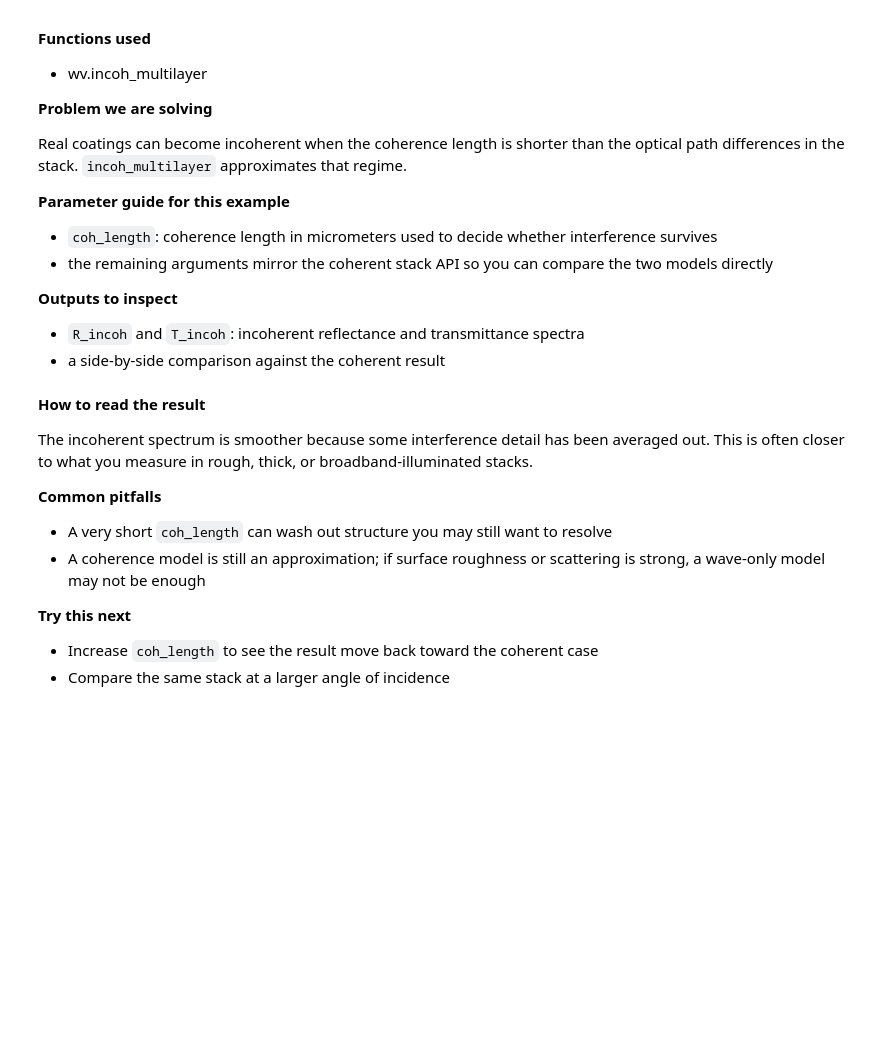
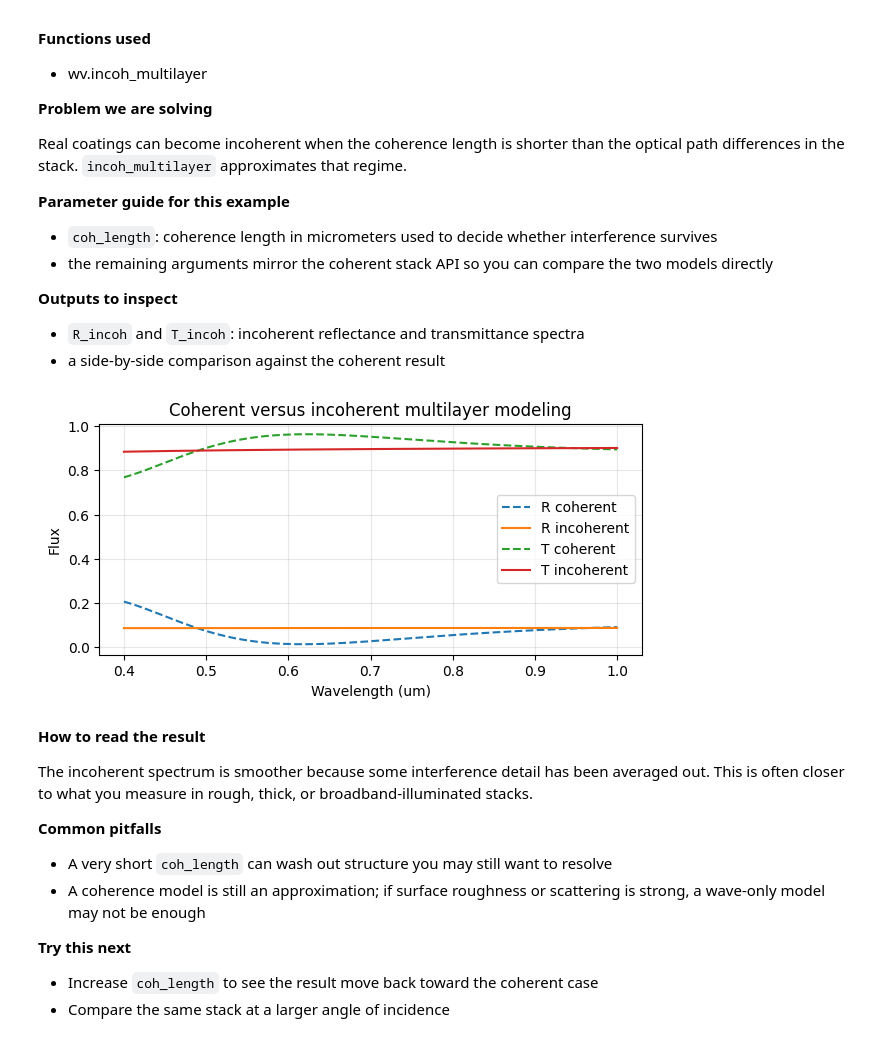
Before and after one commit to radphen-lab/empylib, a Jupyter notebook: docs/waveoptics_test.ipynb, the cells around one changed output. Cells and saved outputs as stored; diff of their text form; code cells hidden in the pictures; blank space fills up the shorter version.

```diff
--- a/docs/waveoptics_test.ipynb
+++ b/docs/waveoptics_test.ipynb
@@ -195,27 +203,28 @@ Real coatings can become incoherent when the coherence length is shorter than th
 - `R_incoh` and `T_incoh`: incoherent reflectance and transmittance spectra
 - a side-by-side comparison against the coherent result
 # %%
-R_incoh, T_incoh = wv.incoh_multilayer(
-    lam_stack,
-    N_layers=n_layers,
-    thickness=thickness,
-    aoi=np.radians(15.0),
-    N_above=1.00,
-    N_below=1.52,
-    coh_length=0.03,  # coherence length in micrometers
+R_incoh, T_incoh = wv.incoh_multilayer(wavelength = lam_stack,
+                                        N_layers=n_layers,
+                                        thickness=thickness,
+                                        aoi=np.radians(15.0),
+                                        N_above=1.00,
+                                        N_below=1.52,
+                                        coh_length=0.03,  # coherence length in micrometers
 )
 
 fig, ax = plt.subplots()
 ax.plot(lam_stack, R_coh, "--", label="R coherent")
 ax.plot(lam_stack, R_incoh, label="R incoherent")
 ax.plot(lam_stack, T_coh, "--", label="T coherent")
 ax.plot(lam_stack, T_incoh, label="T incoherent")
 ax.set_xlabel("Wavelength (um)")
 ax.set_ylabel("Flux")
 ax.set_title("Coherent versus incoherent multilayer modeling")
 ax.grid(True, alpha=0.3)
 ax.legend()
 plt.show()
+# %% [output]
+[figure, added]
 # %% [markdown]
 **How to read the result**
 
```
Also changed, not shown: parts of 2 cells of this notebook, 24 other files.
